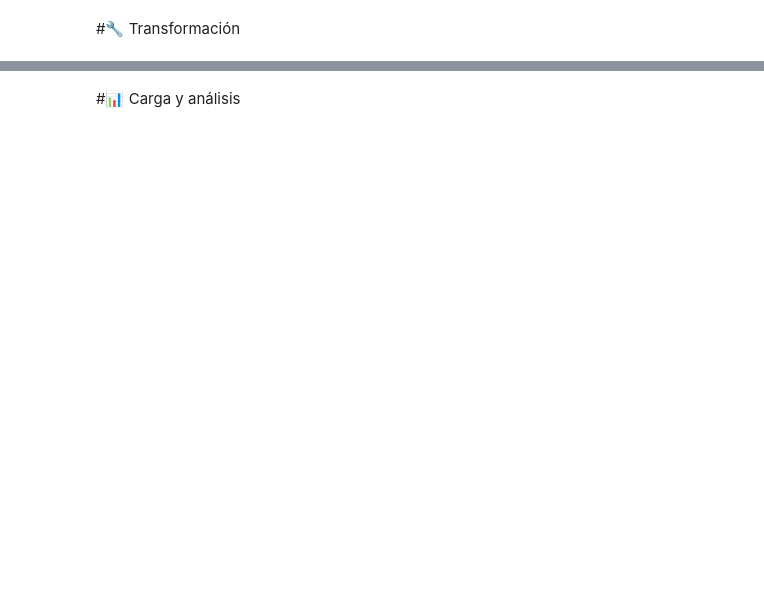
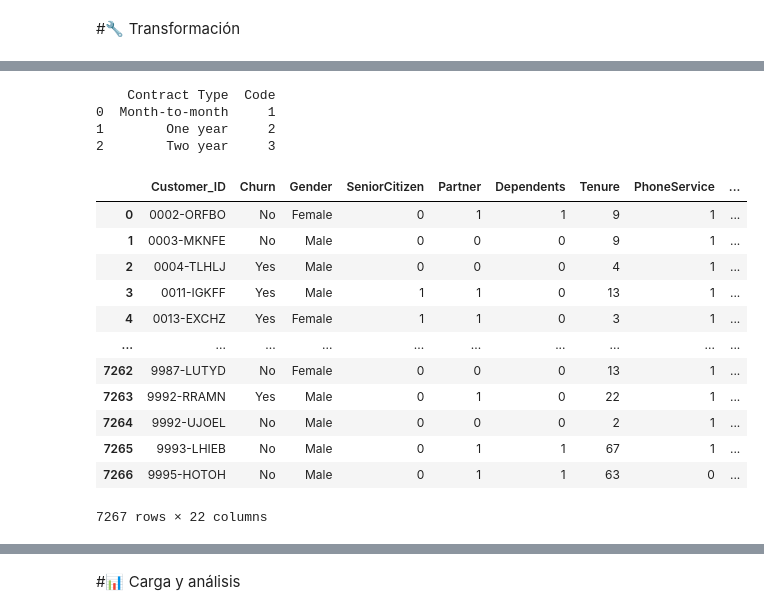
Before and after one commit to Jhoncito07/TelecomX_LATAM-Challenge, a Jupyter notebook: TelecomX_LATAM.ipynb, the cells around one changed output, grey strips where cells are left out. Drawn from its saved outputs; the diff is of its cells as text; code cells hidden in the pictures; blank space fills up the shorter version.

```diff
--- a/TelecomX_LATAM.ipynb
+++ b/TelecomX_LATAM.ipynb
@@ -6,0 +166,3 @@
+# %%
+# Creamos nueva Columna y dividiendo cada valor entre 30
+df_expandido['daily_accounts'] = df_expandido['Charges_Monthly'] / 30
@@ -6,0 +179,8 @@
+# %%
+# Columnas a transformar en binario - Solo columnas puras "Yes"/"No".
+binary_cols = ['Partner', 'Dependents', 'PhoneService', 'PaperlessBilling']
+
+# Aplicamos la transformación a binario
+df_expandido[binary_cols] = df_expandido[binary_cols].apply(lambda x: x.map({'Yes': 1, 'No': 0}))
+
+df_expandido.sample(5)
@@ -6,0 +195,4 @@
+# %%
+# Reemplazar "No phone service" por "No" en MultipleLines.
+df_expandido['MultipleLines'] = df_expandido['MultipleLines'].replace('No phone service', 'No')
+df_expandido['MultipleLines'].value_counts()
@@ -6,0 +226,37 @@
+# %%
+# Reemplazar valores en Contract según criterios definidos.
+contract_mapping = {
+    'Month-to-month': 1,
+    'One year': 2,
+    'Two year': 3
+}
+
+df_contract = pd.DataFrame(list(contract_mapping.items()), columns=['Contract Type', 'Code'])
+print(df_contract)
+# %% [output]
+    Contract Type  Code
+0  Month-to-month     1
+1        One year     2
+2        Two year     3
+# %%
+# Columnas donde "Sí" será 1 y el resto 0.
+binary_cols_2 = ['OnlineSecurity', 'OnlineBackup', 'DeviceProtection', 'TechSupport', 'StreamingTV', 'StreamingMovies']
+
+for col in binary_cols_2:
+    df_expandido[col] = df_expandido[col].apply(lambda x: 1 if x == 'Yes' else 0)
+
+df_expandido
+# %% [output]
+|  | Customer_ID | Churn | Gender | SeniorCitizen | Partner | Dependents | Tenure | PhoneService | ... |
+| 0 | 0002-ORFBO | No | Female | 0 | 1 | 1 | 9 | 1 | ... |
+| 1 | 0003-MKNFE | No | Male | 0 | 0 | 0 | 9 | 1 | ... |
+| 2 | 0004-TLHLJ | Yes | Male | 0 | 0 | 0 | 4 | 1 | ... |
+| 3 | 0011-IGKFF | Yes | Male | 1 | 1 | 0 | 13 | 1 | ... |
+| 4 | 0013-EXCHZ | Yes | Female | 1 | 1 | 0 | 3 | 1 | ... |
+| ... | ... | ... | ... | ... | ... | ... | ... | ... | ... |
+| 7262 | 9987-LUTYD | No | Female | 0 | 0 | 0 | 13 | 1 | ... |
+| 7263 | 9992-RRAMN | Yes | Male | 0 | 1 | 0 | 22 | 1 | ... |
+| 7264 | 9992-UJOEL | No | Male | 0 | 0 | 0 | 2 | 1 | ... |
+| 7265 | 9993-LHIEB | No | Male | 0 | 1 | 1 | 67 | 1 | ... |
+| 7266 | 9995-HOTOH | No | Male | 0 | 1 | 1 | 63 | 0 | ... |
+7267 rows × 22 columns
```
Also changed, not shown: parts of 35 cells of this notebook.
